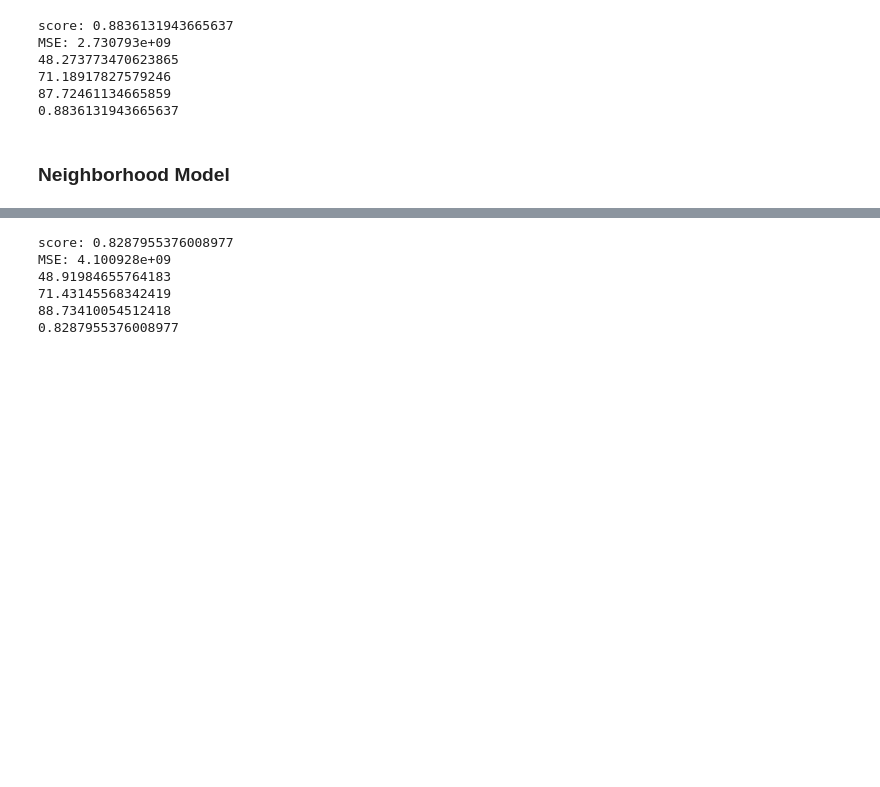
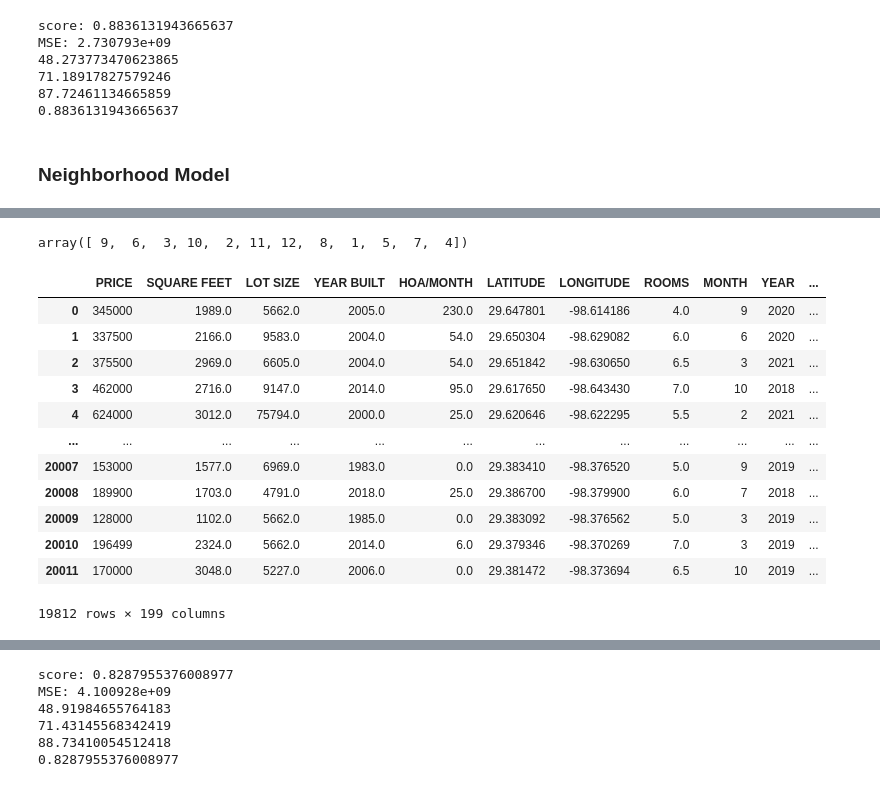
Before and after one commit to randallb15/PredictingSAHomeValues, a Jupyter notebook: ModelForFlask.ipynb, the cells around one changed output, grey strips where cells are left out. Saved outputs shown, nothing was run; the diff lists cells and outputs as text; code cells hidden in the pictures; blank space fills up the shorter version.

```diff
--- a/ModelForFlask.ipynb
+++ b/ModelForFlask.ipynb
@@ -149,5 +166,24 @@ locations = locations.drop(['LOCATION','ZIP OR POSTAL CODE'],axis=1)
+# %%
+locations.MONTH.unique()
+# %% [output]
+array([ 9,  6,  3, 10,  2, 11, 12,  8,  1,  5,  7,  4])
 # %%
 locations = locations.merge(pd.get_dummies(locations['MONTH'],drop_first=True), how='outer',left_index=True,right_index=True)
 locations = locations.merge(pd.get_dummies(locations['YEAR'],drop_first=True), how='outer',left_index=True,right_index=True)
+locations
+# %% [output]
+|  | PRICE | SQUARE FEET | LOT SIZE | YEAR BUILT | HOA/MONTH | LATITUDE | LONGITUDE | ROOMS | MONTH | YEAR | ... |
+| 0 | 345000 | 1989.0 | 5662.0 | 2005.0 | 230.0 | 29.647801 | -98.614186 | 4.0 | 9 | 2020 | ... |
+| 1 | 337500 | 2166.0 | 9583.0 | 2004.0 | 54.0 | 29.650304 | -98.629082 | 6.0 | 6 | 2020 | ... |
+| 2 | 375500 | 2969.0 | 6605.0 | 2004.0 | 54.0 | 29.651842 | -98.630650 | 6.5 | 3 | 2021 | ... |
+| 3 | 462000 | 2716.0 | 9147.0 | 2014.0 | 95.0 | 29.617650 | -98.643430 | 7.0 | 10 | 2018 | ... |
+| 4 | 624000 | 3012.0 | 75794.0 | 2000.0 | 25.0 | 29.620646 | -98.622295 | 5.5 | 2 | 2021 | ... |
+| ... | ... | ... | ... | ... | ... | ... | ... | ... | ... | ... | ... |
+| 20007 | 153000 | 1577.0 | 6969.0 | 1983.0 | 0.0 | 29.383410 | -98.376520 | 5.0 | 9 | 2019 | ... |
+| 20008 | 189900 | 1703.0 | 4791.0 | 2018.0 | 25.0 | 29.386700 | -98.379900 | 6.0 | 7 | 2018 | ... |
+| 20009 | 128000 | 1102.0 | 5662.0 | 1985.0 | 0.0 | 29.383092 | -98.376562 | 5.0 | 3 | 2019 | ... |
+| 20010 | 196499 | 2324.0 | 5662.0 | 2014.0 | 6.0 | 29.379346 | -98.370269 | 7.0 | 3 | 2019 | ... |
+| 20011 | 170000 | 3048.0 | 5227.0 | 2006.0 | 0.0 | 29.381472 | -98.373694 | 6.5 | 10 | 2019 | ... |
+19812 rows × 199 columns
 # %%
 locations = locations.drop(['MONTH','YEAR'],axis=1)
```
Also changed, not shown: parts of 5 cells of this notebook, 3 other files.
